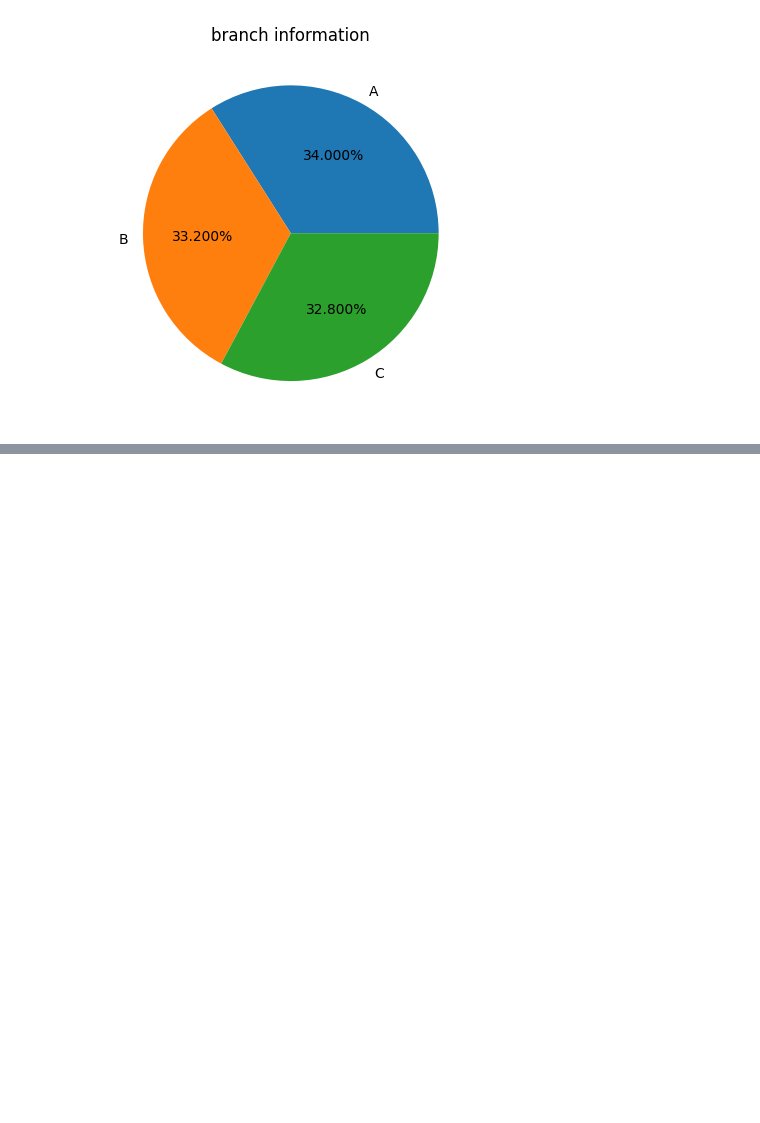
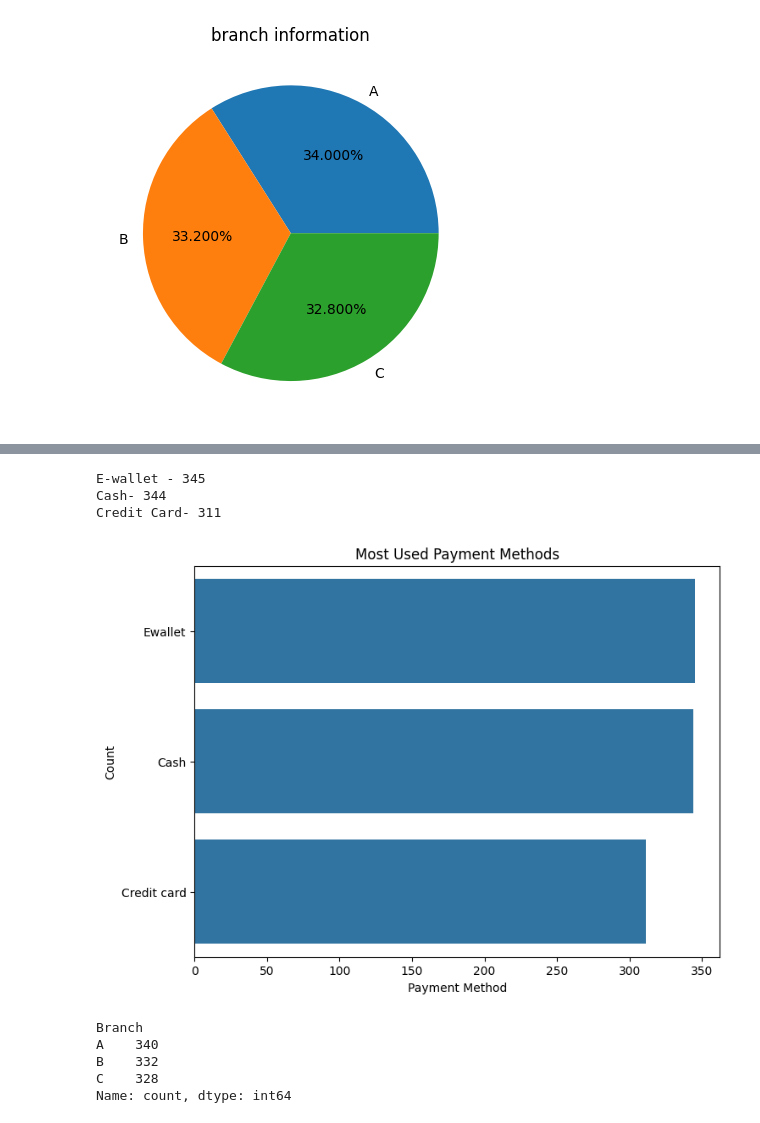
Before and after one commit to Manoj5506/Sales_Analysis, a Jupyter notebook: notebook/sales_analysis.ipynb, the cells around one changed output, grey strips where cells are left out. Drawn from its saved outputs; the diff is of its cells as text; code cells hidden in the pictures; blank space fills up the shorter version.

```diff
--- a/notebook/sales_analysis.ipynb
+++ b/notebook/sales_analysis.ipynb
@@ -239,0 +329,25 @@ plt.show()
+# %%
+plt.figure(figsize=(8, 6))
+sns.countplot(sales_df["Payment"])
+plt.xlabel("Payment Method")
+plt.ylabel("Count")
+plt.title("Most Used Payment Methods")
+A,B,C =sales_df.Payment.value_counts()
+
+print('E-wallet -',A)
+print('Cash-',B)
+print('Credit Card-',C)
+plt.show()
+# %% [output]
+E-wallet - 345
+Cash- 344
+Credit Card- 311
+[figure, added]
+# %%
+sales_df["Branch"].value_counts()
+# %% [output]
+Branch
+A    340
+B    332
+C    328
+Name: count, dtype: int64
```
Also changed, not shown: parts of 20 cells of this notebook, 2 other files.
